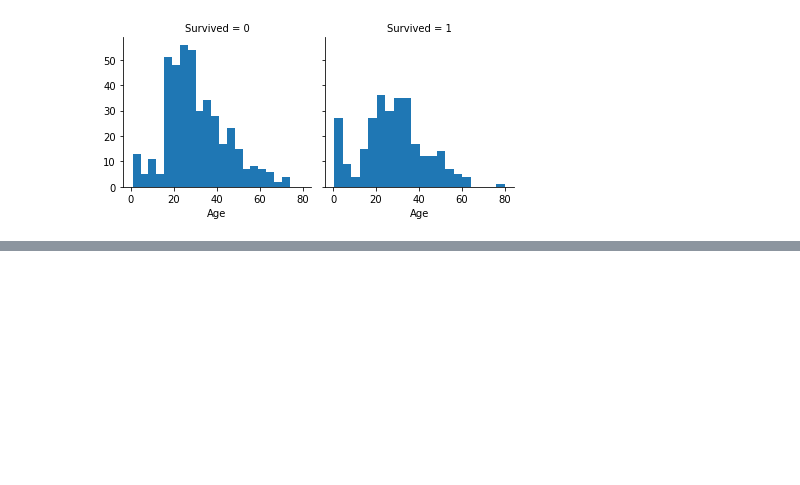
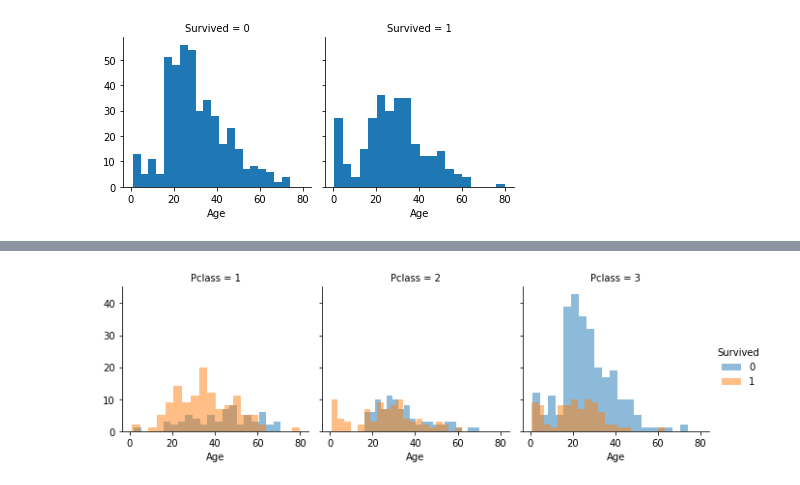
Before and after one commit to Sameta-cani/jwork, a Jupyter notebook: Titanic Data Science Solutions.ipynb, the cells around one changed output, grey strips where cells are left out. Cells and saved outputs as stored; diff of their text form; code cells hidden in the pictures; blank space fills up the shorter version.

```diff
--- a/Titanic Data Science Solutions.ipynb
+++ b/Titanic Data Science Solutions.ipynb
@@ -445,0 +469,6 @@ g.map(plt.hist, 'Age', bins=20);
+# %%
+grid = sns.FacetGrid(train_df, col='Pclass', hue='Survived')
+grid.map(plt.hist, 'Age', alpha=.5, bins=20)
+grid.add_legend();
+# %% [output]
+[figure, added]
```
Also changed, not shown: parts of 45 cells of this notebook.
